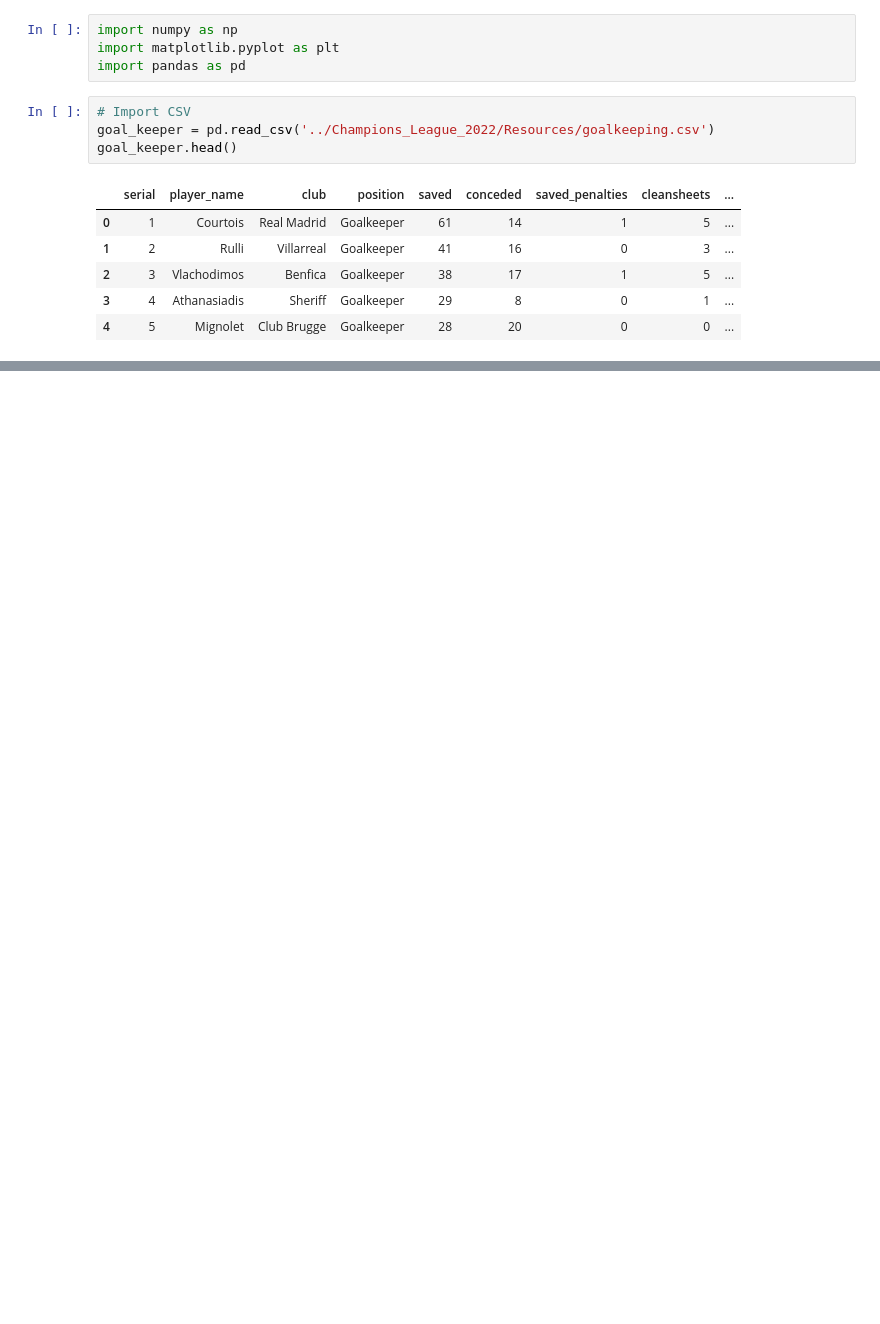
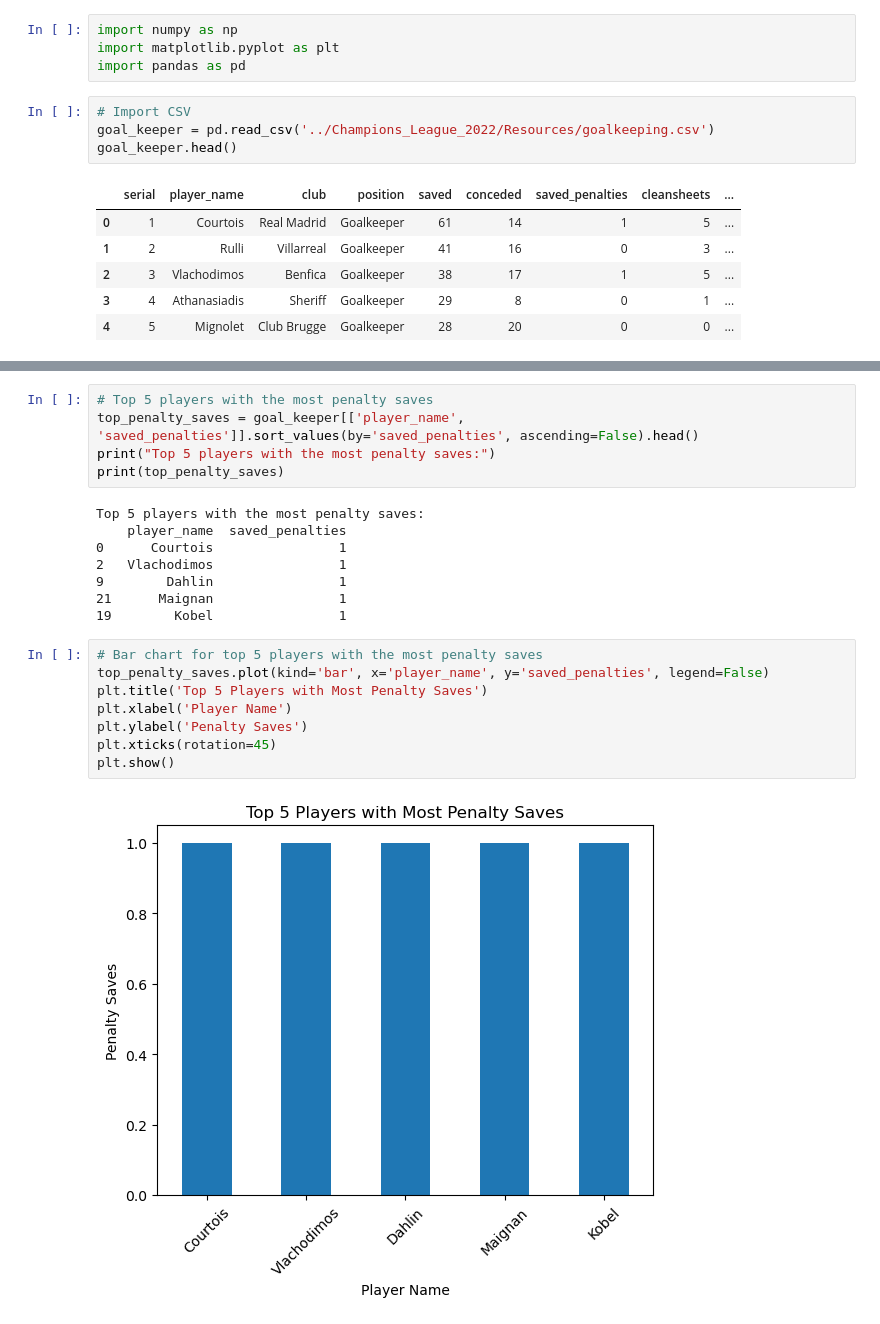
Before and after one commit to Tadespi/Champions-League, a Jupyter notebook: UCL Goalkeeping.ipynb, the cells around one changed output, grey strips where cells are left out. Drawn from its saved outputs; the diff is of its cells as text; blank space fills up the shorter version.

```diff
--- a/UCL Goalkeeping.ipynb
+++ b/UCL Goalkeeping.ipynb
@@ -37,0 +93,23 @@ five_worst.tail()
+# %%
+# Top 5 players with the most penalty saves
+top_penalty_saves = goal_keeper[['player_name', 'saved_penalties']].sort_values(by='saved_penalties', ascending=False).head()
+print("Top 5 players with the most penalty saves:")
+print(top_penalty_saves)
+# %% [output]
+Top 5 players with the most penalty saves:
+    player_name  saved_penalties
+0      Courtois                1
+2   Vlachodimos                1
+9        Dahlin                1
+21      Maignan                1
+19        Kobel                1
+# %%
+# Bar chart for top 5 players with the most penalty saves
+top_penalty_saves.plot(kind='bar', x='player_name', y='saved_penalties', legend=False)
+plt.title('Top 5 Players with Most Penalty Saves')
+plt.xlabel('Player Name')
+plt.ylabel('Penalty Saves')
+plt.xticks(rotation=45)
+plt.show()
+# %% [output]
+[figure, added]
```
Also changed, not shown: parts of 8 cells of this notebook.
